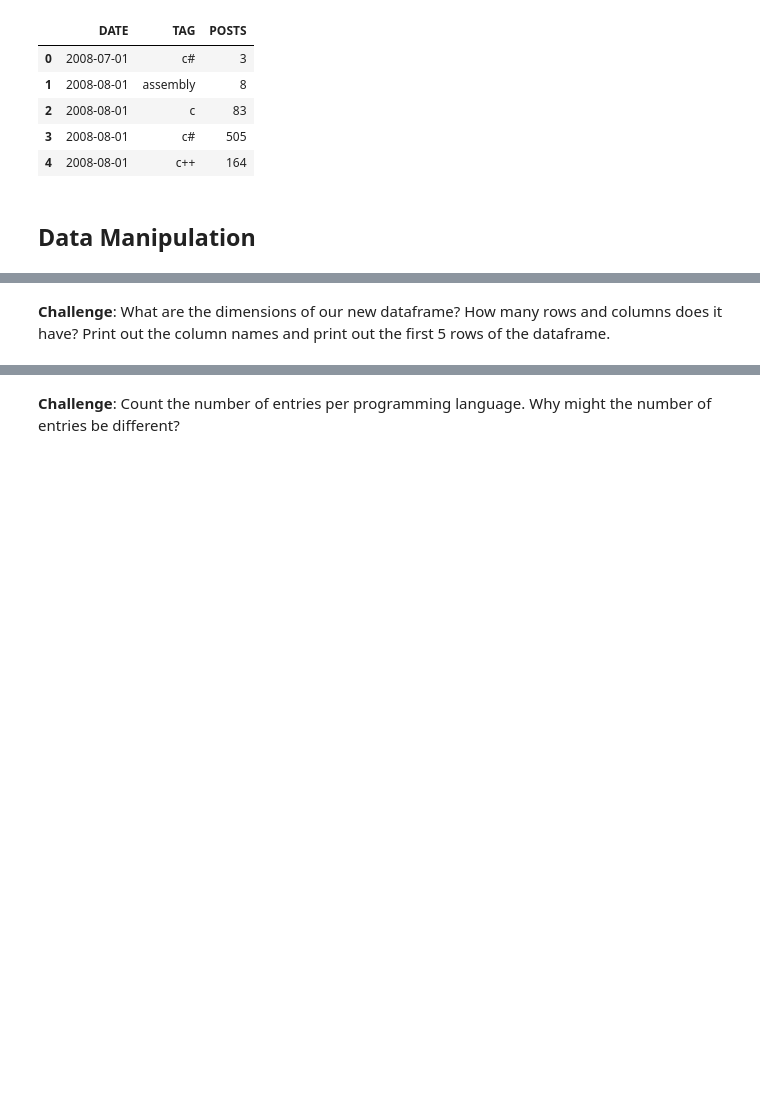
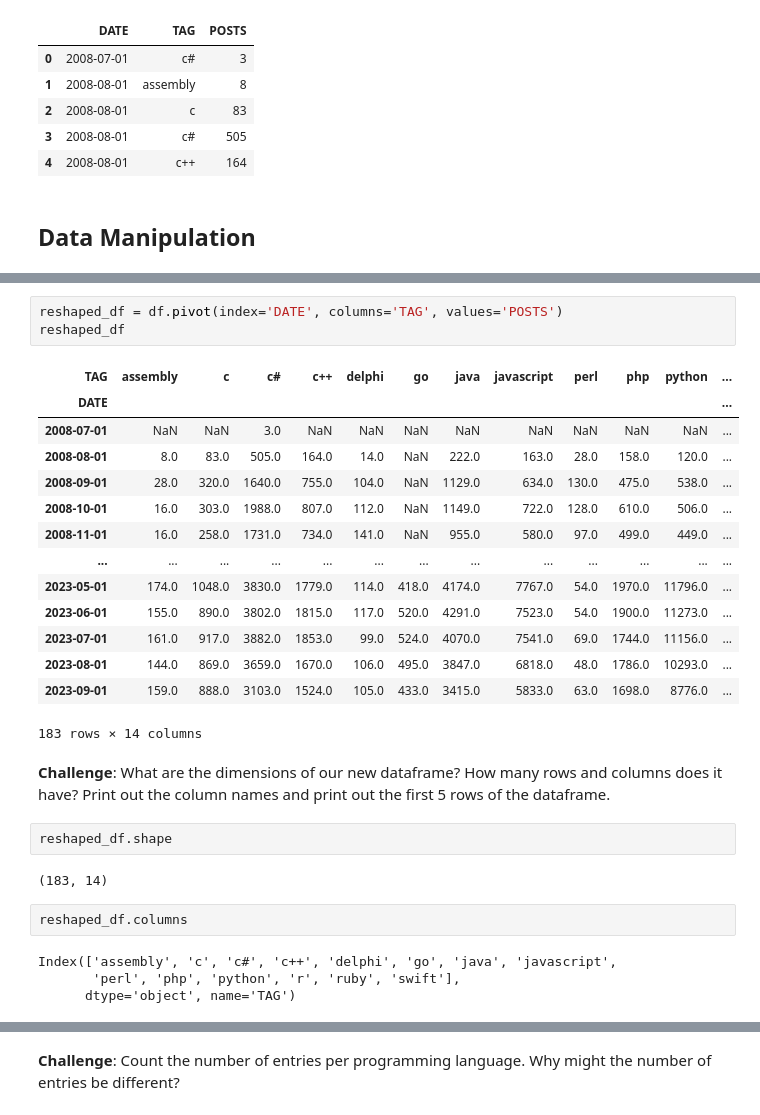
Before and after one commit to nubcoder420/100-Days-of-Code-Python, a Jupyter notebook: Day 72 - Data Visualisation with Matplotlib/Programming_Languages_(start).ipynb, the cells around one changed output, grey strips where cells are left out. Drawn from its saved outputs; the diff is of its cells as text; blank space fills up the shorter version.

```diff
--- a/Day 72 - Data Visualisation with Matplotlib/Programming_Languages_(start).ipynb
+++ b/Day 72 - Data Visualisation with Matplotlib/Programming_Languages_(start).ipynb
@@ -172,2 +193,30 @@ df.head()
+# %%
+reshaped_df = df.pivot(index='DATE', columns='TAG', values='POSTS')
+reshaped_df
+# %% [output]
+| TAG | assembly | c | c# | c++ | delphi | go | java | javascript | perl | php | python | ... |
+| DATE |  |  |  |  |  |  |  |  |  |  |  | ... |
+| 2008-07-01 | NaN | NaN | 3.0 | NaN | NaN | NaN | NaN | NaN | NaN | NaN | NaN | ... |
+| 2008-08-01 | 8.0 | 83.0 | 505.0 | 164.0 | 14.0 | NaN | 222.0 | 163.0 | 28.0 | 158.0 | 120.0 | ... |
+| 2008-09-01 | 28.0 | 320.0 | 1640.0 | 755.0 | 104.0 | NaN | 1129.0 | 634.0 | 130.0 | 475.0 | 538.0 | ... |
+| 2008-10-01 | 16.0 | 303.0 | 1988.0 | 807.0 | 112.0 | NaN | 1149.0 | 722.0 | 128.0 | 610.0 | 506.0 | ... |
+| 2008-11-01 | 16.0 | 258.0 | 1731.0 | 734.0 | 141.0 | NaN | 955.0 | 580.0 | 97.0 | 499.0 | 449.0 | ... |
+| ... | ... | ... | ... | ... | ... | ... | ... | ... | ... | ... | ... | ... |
+| 2023-05-01 | 174.0 | 1048.0 | 3830.0 | 1779.0 | 114.0 | 418.0 | 4174.0 | 7767.0 | 54.0 | 1970.0 | 11796.0 | ... |
+| 2023-06-01 | 155.0 | 890.0 | 3802.0 | 1815.0 | 117.0 | 520.0 | 4291.0 | 7523.0 | 54.0 | 1900.0 | 11273.0 | ... |
+| 2023-07-01 | 161.0 | 917.0 | 3882.0 | 1853.0 | 99.0 | 524.0 | 4070.0 | 7541.0 | 69.0 | 1744.0 | 11156.0 | ... |
+| 2023-08-01 | 144.0 | 869.0 | 3659.0 | 1670.0 | 106.0 | 495.0 | 3847.0 | 6818.0 | 48.0 | 1786.0 | 10293.0 | ... |
+| 2023-09-01 | 159.0 | 888.0 | 3103.0 | 1524.0 | 105.0 | 433.0 | 3415.0 | 5833.0 | 63.0 | 1698.0 | 8776.0 | ... |
+183 rows × 14 columns
 # %% [markdown]
 **Challenge**: What are the dimensions of our new dataframe? How many rows and columns does it have? Print out the column names and print out the first 5 rows of the dataframe.
+# %%
+reshaped_df.shape
+# %% [output]
+(183, 14)
+# %%
+reshaped_df.columns
+# %% [output]
+Index(['assembly', 'c', 'c#', 'c++', 'delphi', 'go', 'java', 'javascript',
+       'perl', 'php', 'python', 'r', 'ruby', 'swift'],
+      dtype='object', name='TAG')
```
Also changed, not shown: parts of 6 cells of this notebook.
